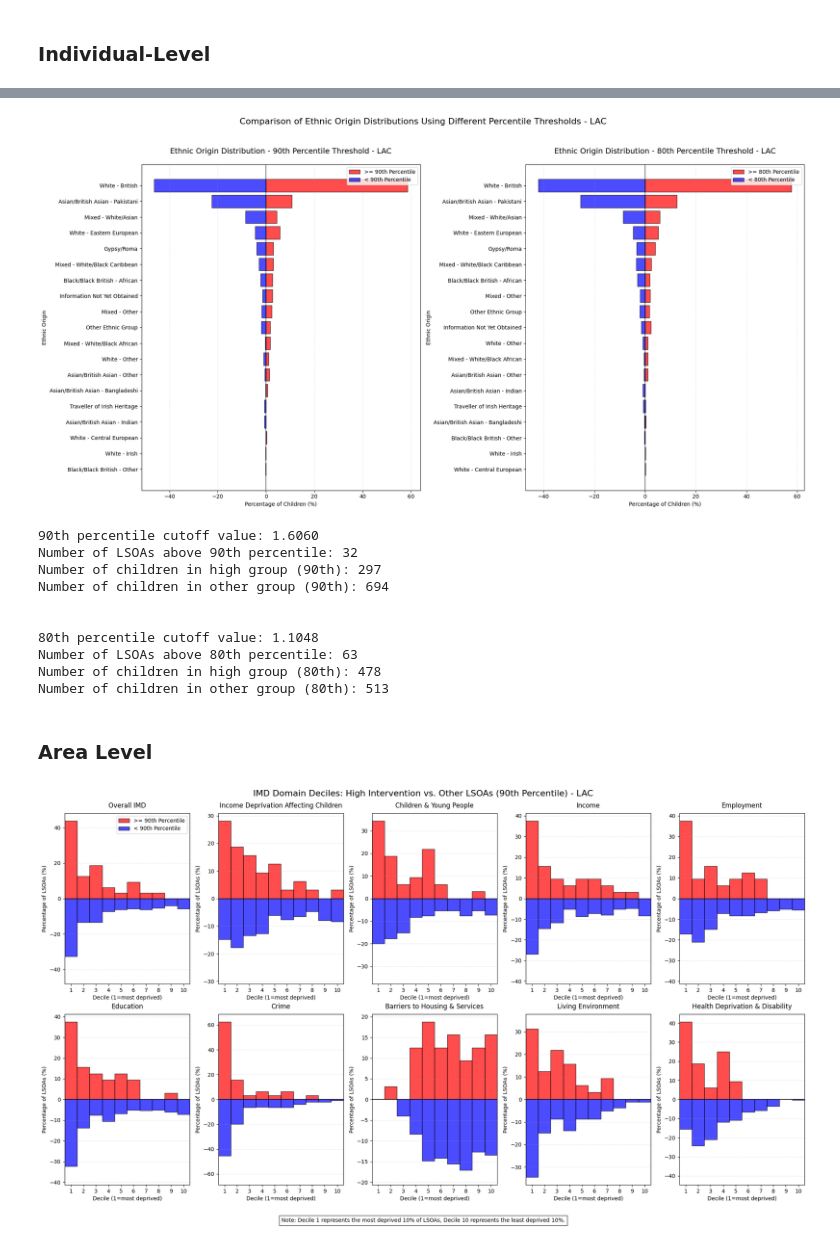
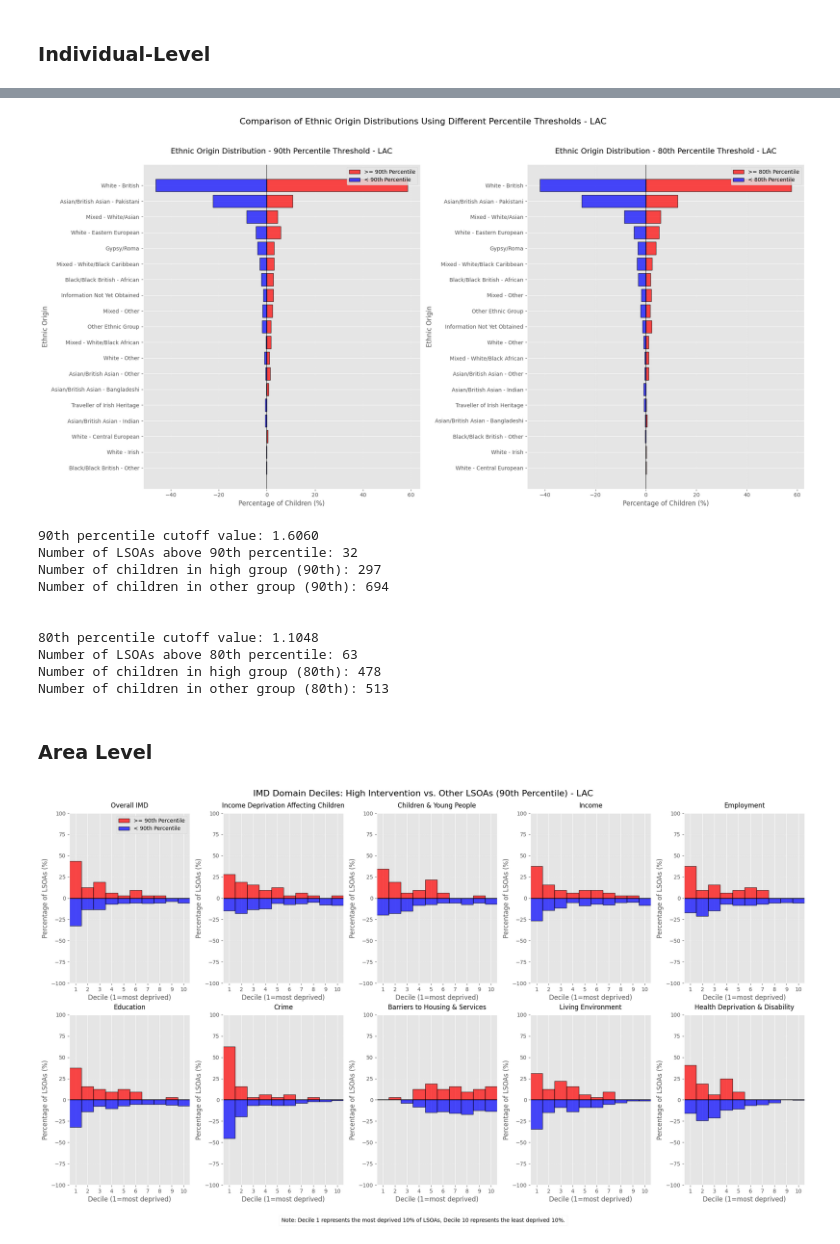
Before and after one commit to ConnectedBradford/CB_2649, a Jupyter notebook: notebooks/lac_lsoa_analysis.ipynb, the cells around one changed output, grey strips where cells are left out. Saved outputs shown, nothing was run; the diff lists cells and outputs as text; code cells hidden in the pictures.

```diff
--- a/notebooks/lac_lsoa_analysis.ipynb
+++ b/notebooks/lac_lsoa_analysis.ipynb
@@ -36,7 +36,7 @@ from data_cleaning import gender_mapping
 import warnings
 warnings.filterwarnings('ignore')
 
-plt.style.use('tableau-colorblind10')
+plt.style.use('ggplot')
 color='#702A7D'
 # %%
 os.environ["GOOGLE_APPLICATION_CREDENTIALS"] = "/home/jupyter/.config/gcloud/application_default_credentials.json"
@@ -965,7 +995,7 @@ print(f"Number of LSOAs above 80th percentile: {len(high_intervention_lsoas_80)}
 print(f"Number of children in high group (80th): {len(high_group_80)}")
 print(f"Number of children in other group (80th): {len(other_group_80)}")
 # %% [output]
-[figure, old version]
+[figure, new version]
 90th percentile cutoff value: 1.6060
 Number of LSOAs above 90th percentile: 32
 Number of children in high group (90th): 297
@@ -1049,35 +1079,35 @@ for i, domain in enumerate(imd_domains):
     # Set x-ticks at the center of each bar
     ax.set_xticks(x_pos)
     ax.set_xticklabels(range(1, 11))
 
     # Set x-limits to ensure bars are fully visible
     ax.set_xlim(0, 10)
 
     ax.axhline(y=0, color='black', linestyle='-', alpha=0.5)
 
     # Add grid lines
     ax.grid(axis='y', linestyle='--', alpha=0.3)
 
     # Set y-axis limits to be symmetric
     y_max = max(high_pct.max(), other_pct.max()) * 1.1
-    ax.set_ylim(-y_max, y_max)
+    ax.set_ylim(-100, 100)
 
     # Add legend only to the first subplot
     if i == 0:
         ax.legend(loc='upper right')
 
 # Add note about deciles
 fig.text(0.5, 0.02,
          'Note: Decile 1 represents the most deprived 10% of LSOAs, Decile 10 represents the least deprived 10%.',
          ha='center', fontsize=10, bbox=dict(facecolor='white', alpha=0.8))
 
 # Adjust layout
 plt.tight_layout()
 plt.subplots_adjust(top=0.9, bottom=0.1)
 plt.savefig(f'../figs/LAC_IMDs_dist_high_other_groups_90th.png', dpi=300)
 plt.show()
 # %% [output]
-[figure, old version]
+[figure, new version]
 # %%
 # First, calculate the intervention rate threshold for the 90th percentile
 percentile_threshold = 80
```
Also changed, not shown: parts of 25 cells of this notebook, 4 other files.
